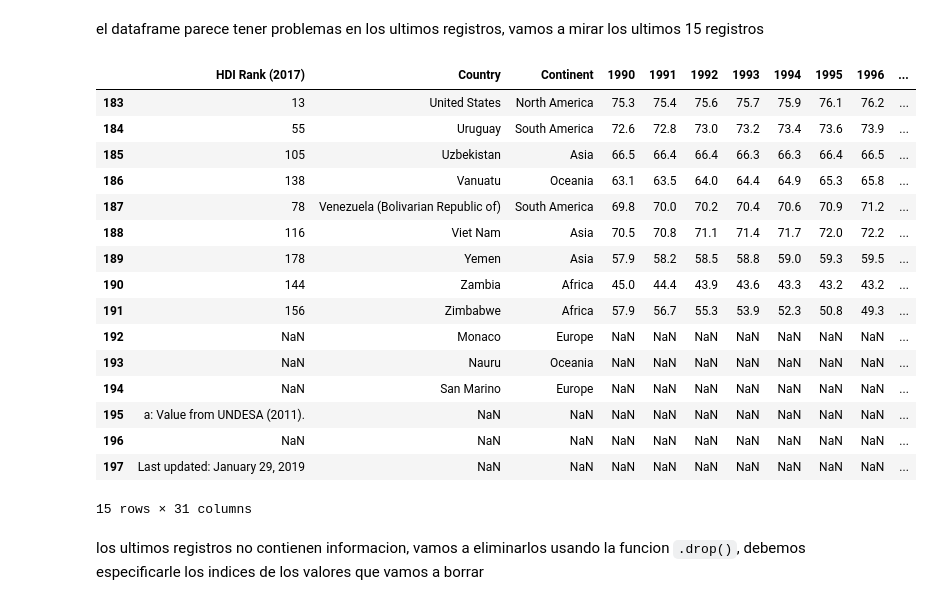
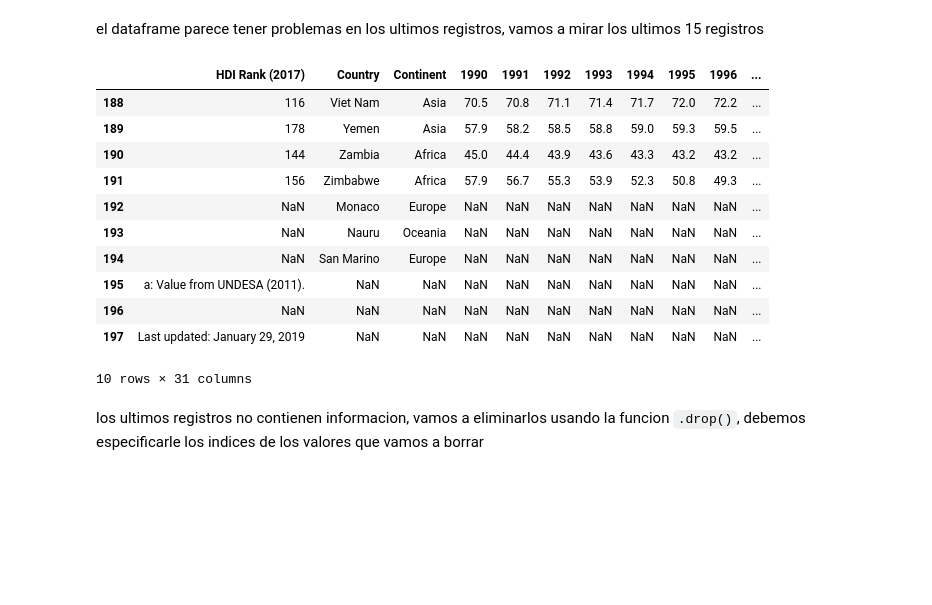
Before and after one commit to JPHITA/Monitoria-IA, a Jupyter notebook: Diapositivas/TALLER 4 - VERIFICACION DE RESTRICCIONES Y MANIPULACION DE DATOS CON PYTHON/taller.ipynb, the cells around one changed output. Saved outputs shown, nothing was run; the diff lists cells and outputs as text; code cells hidden in the pictures; blank space fills up the shorter version.

```diff
--- a/Diapositivas/TALLER 4 - VERIFICACION DE RESTRICCIONES Y MANIPULACION DE DATOS CON PYTHON/taller.ipynb
+++ b/Diapositivas/TALLER 4 - VERIFICACION DE RESTRICCIONES Y MANIPULACION DE DATOS CON PYTHON/taller.ipynb
@@ -39,7 +39,7 @@ UnicodeDecodeError: ignored
 # %% [markdown]
 este dataset especifico tiene una codificacion especial, debemos especificarlo al metodo `.read_csv()`, usando el parametro `encoding`
 # %%
-datos = pd.read_csv("/content/Life expectancy at birth (years).csv", header=1, na_values=["..", "n.a"], encoding="latin-1")
+datos = pd.read_csv("/content/Life expectancy at birth (years).csv", header=1, encoding="latin-1", na_values=["..", "n.a"])
 # %% [markdown]
 miramos como se leyeron los datos
 # %%
@@ -63,12 +63,12 @@ datos
 
 primero, hay muchas columnas sin nombre y ademas solo poseen valores que no nos sirven, vamos a quitarlas
 # %%
-col_selected = []
+col_bien =[]
 for col in datos.columns:
-    if "Unnamed" not in col:
-        col_selected.append(col)
+    if not col.startswith("Unnamed"):
+        col_bien.append(col)
 
-datos = datos[col_selected]
+datos = datos[col_bien]
 
 datos
 # %% [output]
@@ -88,14 +88,9 @@ datos
 # %% [markdown]
 el dataframe parece tener problemas en los ultimos registros, vamos a mirar los ultimos 15 registros
 # %%
-datos.tail(15)
+datos.tail(10)
 # %% [output]
 |  | HDI Rank (2017) | Country | Continent | 1990 | 1991 | 1992 | 1993 | 1994 | 1995 | 1996 | ... |
-| 183 | 13 | United States | North America | 75.3 | 75.4 | 75.6 | 75.7 | 75.9 | 76.1 | 76.2 | ... |
-| 184 | 55 | Uruguay | South America | 72.6 | 72.8 | 73.0 | 73.2 | 73.4 | 73.6 | 73.9 | ... |
-| 185 | 105 | Uzbekistan | Asia | 66.5 | 66.4 | 66.4 | 66.3 | 66.3 | 66.4 | 66.5 | ... |
-| 186 | 138 | Vanuatu | Oceania | 63.1 | 63.5 | 64.0 | 64.4 | 64.9 | 65.3 | 65.8 | ... |
-| 187 | 78 | Venezuela (Bolivarian Republic of) | South America | 69.8 | 70.0 | 70.2 | 70.4 | 70.6 | 70.9 | 71.2 | ... |
 | 188 | 116 | Viet Nam | Asia | 70.5 | 70.8 | 71.1 | 71.4 | 71.7 | 72.0 | 72.2 | ... |
 | 189 | 178 | Yemen | Asia | 57.9 | 58.2 | 58.5 | 58.8 | 59.0 | 59.3 | 59.5 | ... |
 | 190 | 144 | Zambia | Africa | 45.0 | 44.4 | 43.9 | 43.6 | 43.3 | 43.2 | 43.2 | ... |
@@ -106,7 +101,7 @@ datos.tail(15)
 | 195 | a: Value from UNDESA (2011). | NaN | NaN | NaN | NaN | NaN | NaN | NaN | NaN | NaN | ... |
 | 196 | NaN | NaN | NaN | NaN | NaN | NaN | NaN | NaN | NaN | NaN | ... |
 | 197 | Last updated: January 29, 2019 | NaN | NaN | NaN | NaN | NaN | NaN | NaN | NaN | NaN | ... |
-15 rows × 31 columns
+10 rows × 31 columns
 # %% [markdown]
 los ultimos registros no contienen informacion, vamos a eliminarlos usando la funcion `.drop()`, debemos especificarle los indices de los valores que vamos a borrar
 # %%
```
Also changed, not shown: parts of 13 cells of this notebook, 28 other files.
